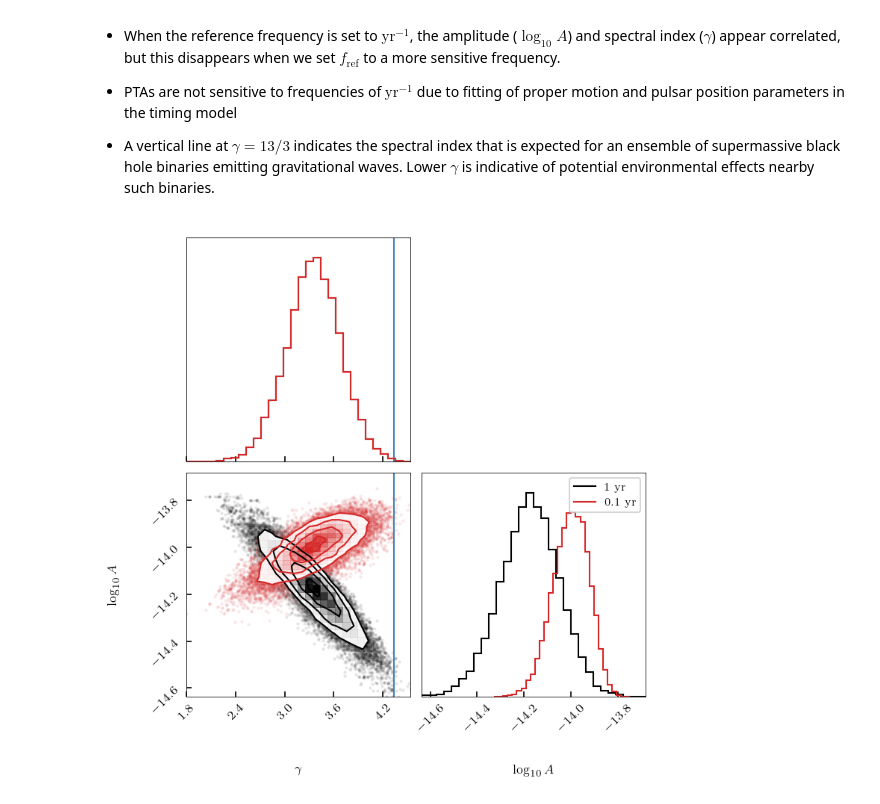
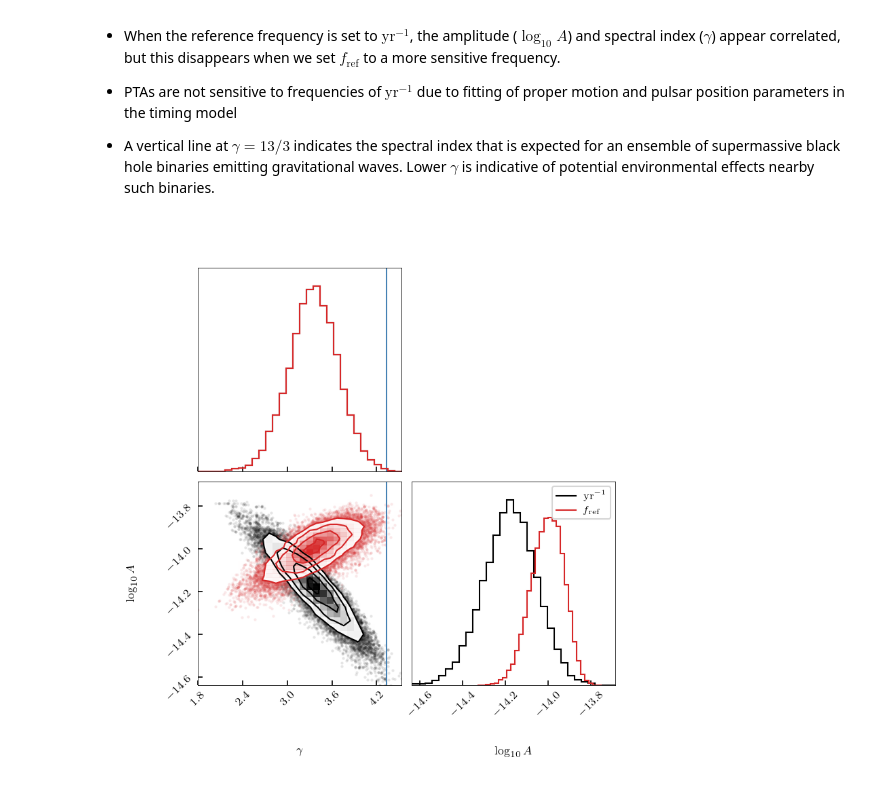
Before and after one commit to nanograv/15yr_stochastic_analysis, a Jupyter notebook: tutorials/parameter_est.ipynb, the cells around one changed output. Drawn from its saved outputs; the diff is of its cells as text; code cells hidden in the pictures.

```diff
--- a/tutorials/parameter_est.ipynb
+++ b/tutorials/parameter_est.ipynb
@@ -315,12 +315,21 @@ joint_10yr = np.array([crn_core.get_param('gw__gamma'), correction_10yr + crn_co
+# %%
+def joint_correction(yrs):
+    correction = 0.5 * (3 - crn_core.get_param('gw__gamma')) * np.log10(1/yrs)
+    joint = correction + crn_core.get_param('gw__log10_A')
+    return joint
+
+# change 10 in the next line to the number of years you want to see how it affects the correlation!
+joint_10yr = np.array([crn_core.get_param('gw__gamma'), joint_correction(10)]).T
 # %%
-figure = corner.corner(joint_1yr, truths=[13/3, None], bins=30, color='black', labels=[r'$\gamma$', r'$\log_{10}A$'])
-corner.corner(joint_10yr, bins=30, color='C3', fig=figure)
-plt.plot([], [], color='black', label='1 yr')
-plt.plot([], [], color='C3', label='0.1 yr')
+fig = corner.corner(joint_1yr, truths=[13/3, None], bins=30, color='black', labels=[r'$\gamma$', r'$\log_{10}A$'])
+corner.corner(joint_10yr, bins=30, color='C3', fig=fig)
+plt.plot([], [], color='black', label=r'$\mathrm{yr}^{-1}$')
+plt.plot([], [], color='C3', label=r'$f_\mathrm{ref}$')
 plt.legend()
+
 plt.show()
 # %% [output]
-[figure, old version]
+[figure, new version]
 # %% [markdown]
 ## Free spectrum analysis
 
```
Also changed, not shown: parts of 10 cells of this notebook, 3 other files.
